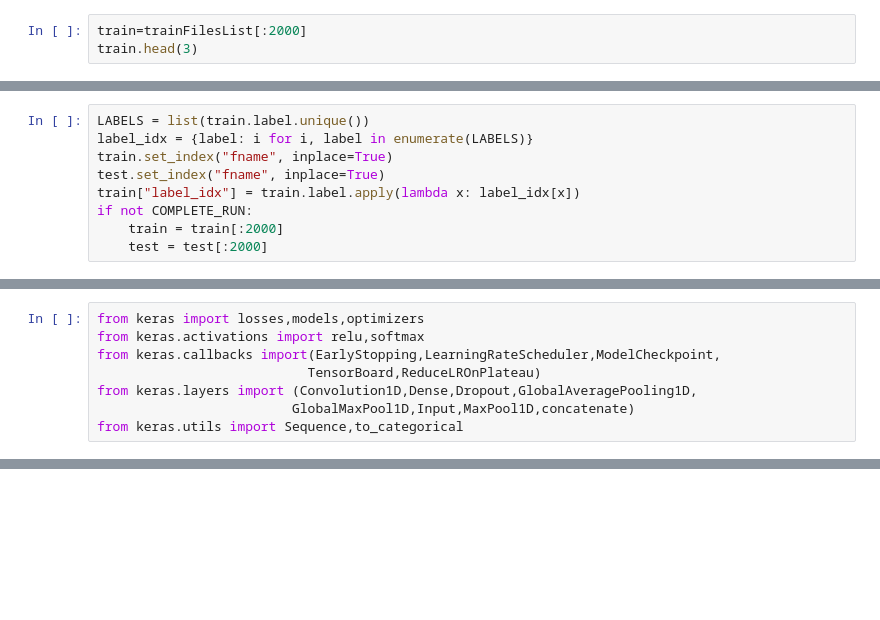
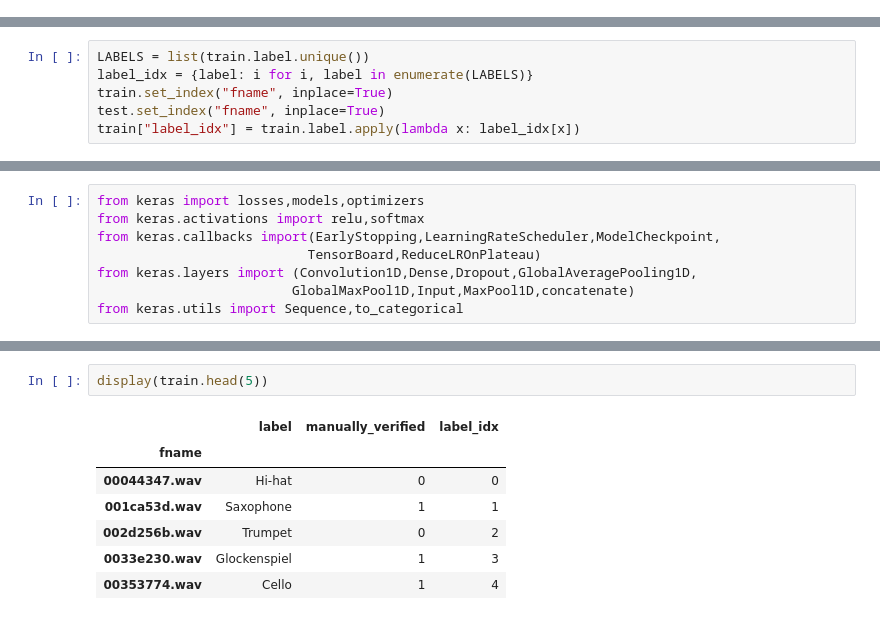
Before and after one commit to knatarasan/freesound, a Jupyter notebook: LearnSound.ipynb, the cells around one changed output, grey strips where cells are left out. Saved outputs shown, nothing was run; the diff lists cells and outputs as text; blank space fills up the shorter version.

```diff
--- a/LearnSound.ipynb
+++ b/LearnSound.ipynb
@@ -398,6 +398,3 @@ train.head(3)
 | 0 | 00044347.wav | Hi-hat | 0 |
 | 1 | 001ca53d.wav | Saxophone | 1 |
 | 2 | 002d256b.wav | Trumpet | 0 |
-# %%
-train=trainFilesList[:2000]
-train.head(3)
@@ -420,6 +412,3 @@ label_idx = {label: i for i, label in enumerate(LABELS)}
 train.set_index("fname", inplace=True)
 test.set_index("fname", inplace=True)
 train["label_idx"] = train.label.apply(lambda x: label_idx[x])
-if not COMPLETE_RUN:
-    train = train[:2000]
-    test = test[:2000]
@@ -941,0 +614,10 @@ AP@5 = 0.2
+# %%
+display(train.head(5))
+# %% [output]
+|  | label | manually_verified | label_idx |
+| fname |  |  |  |
+| 00044347.wav | Hi-hat | 0 | 0 |
+| 001ca53d.wav | Saxophone | 1 | 1 |
+| 002d256b.wav | Trumpet | 0 | 2 |
+| 0033e230.wav | Glockenspiel | 1 | 3 |
+| 00353774.wav | Cello | 1 | 4 |
```
Also changed, not shown: parts of 82 cells of this notebook, 3 other files.
